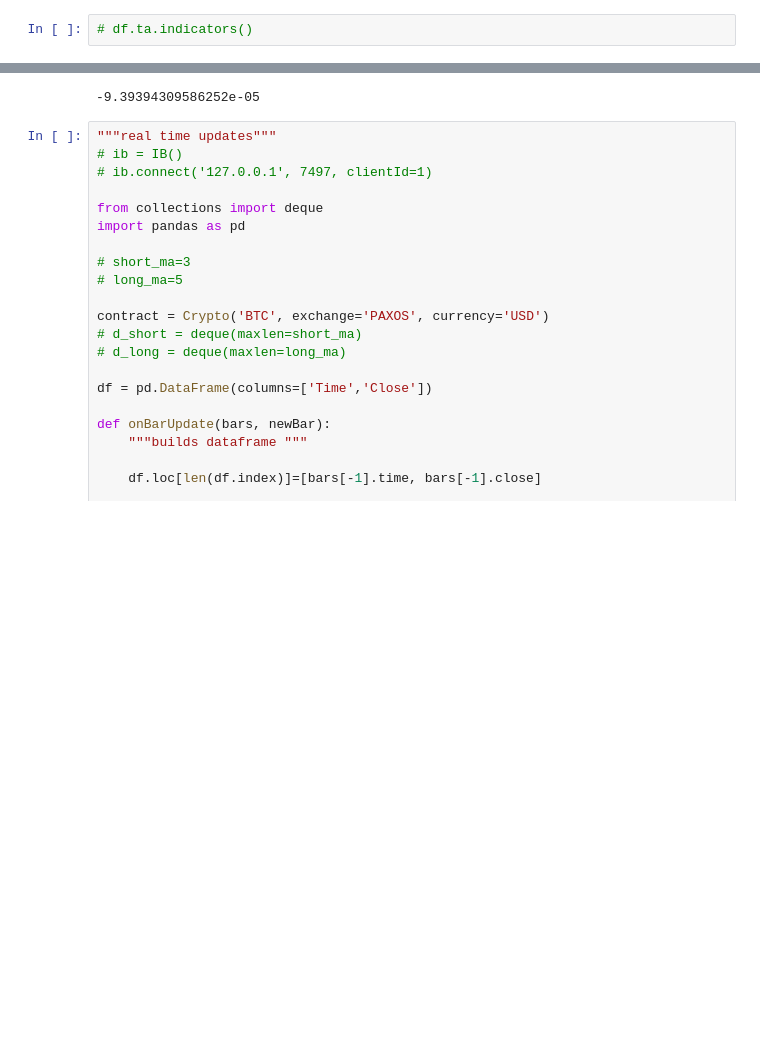
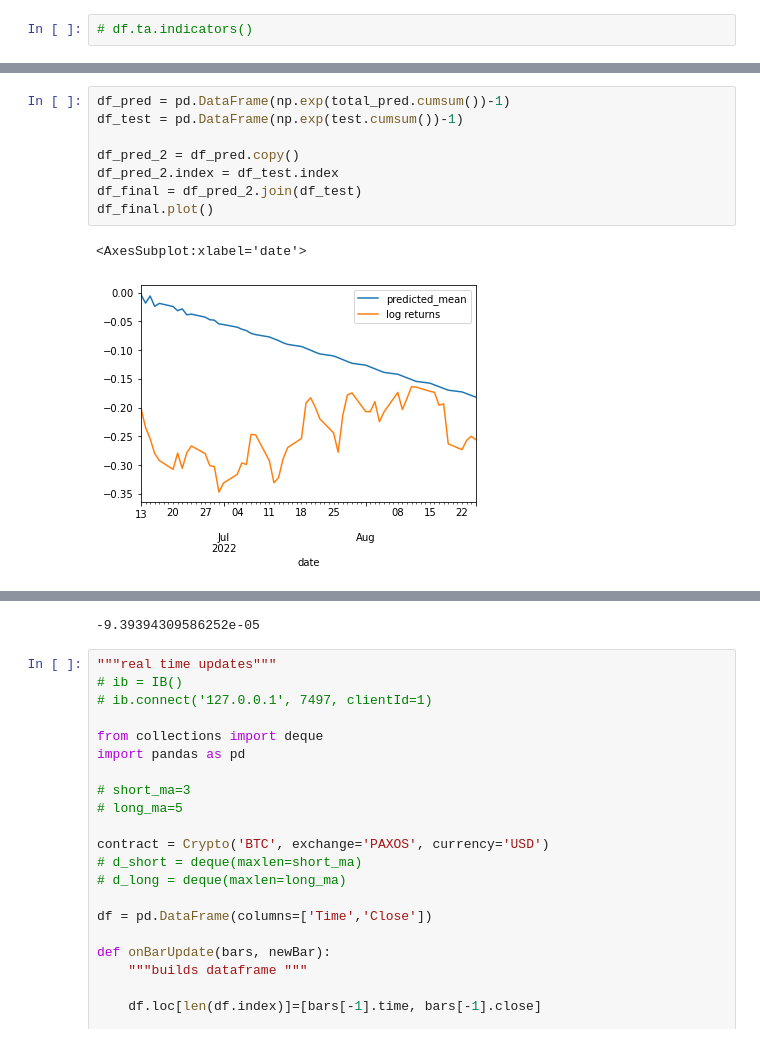
Before and after one commit to SonnyK33/btcalgo, a Jupyter notebook: btc_test.ipynb, the cells around one changed output, grey strips where cells are left out. Saved outputs shown, nothing was run; the diff lists cells and outputs as text; blank space fills up the shorter version.

```diff
--- a/btc_test.ipynb
+++ b/btc_test.ipynb
@@ -67,0 +138,11 @@ from arch import arch_model
+# %%
+df_pred = pd.DataFrame(np.exp(total_pred.cumsum())-1)
+df_test = pd.DataFrame(np.exp(test.cumsum())-1)
+
+df_pred_2 = df_pred.copy()
+df_pred_2.index = df_test.index
+df_final = df_pred_2.join(df_test)
+df_final.plot()
+# %% [output]
+<AxesSubplot:xlabel='date'>
+[figure, added]
```
Also changed, not shown: parts of 12 cells of this notebook.
